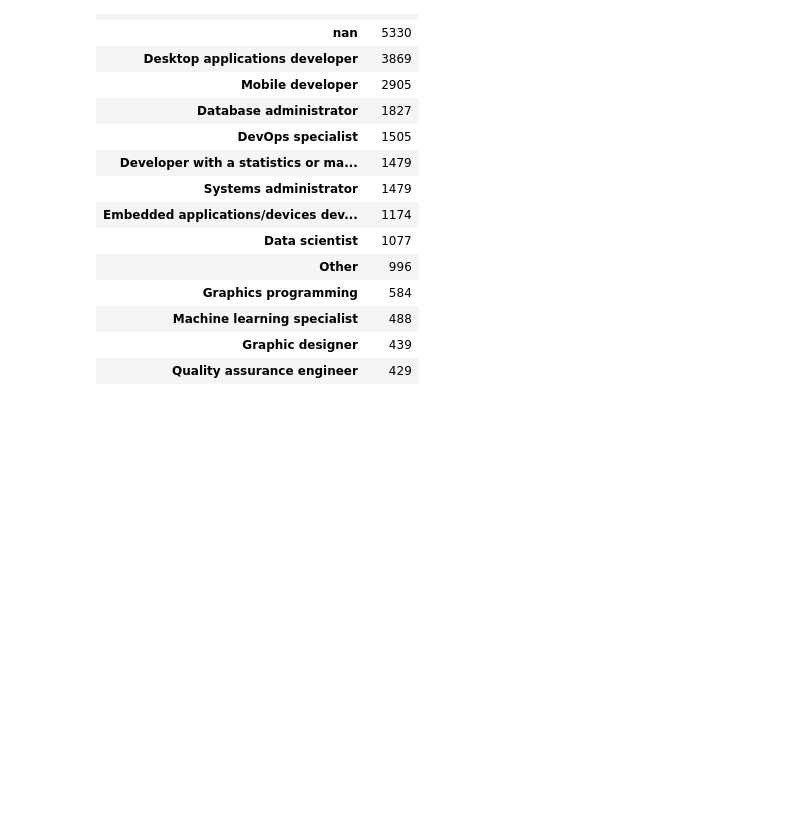
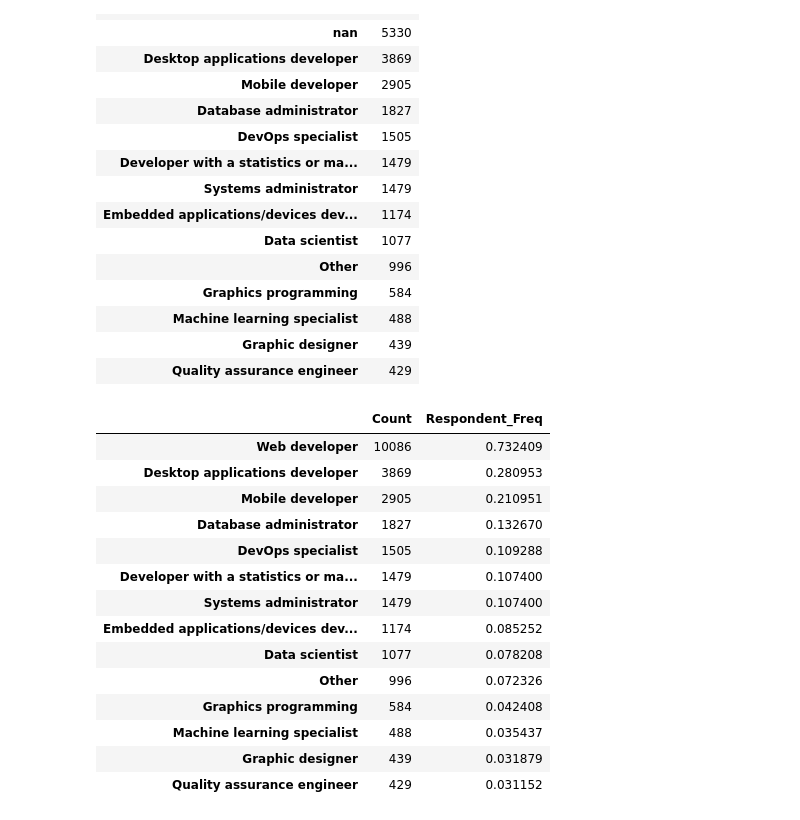
Before and after one commit to blowe615/stackoverflow_survey, a Jupyter notebook: Investigating How Data Scientists Answered the Stack Overflow Survey.ipynb, the cells around one changed output. Cells and saved outputs as stored; diff of their text form; code cells hidden in the pictures; blank space fills up the shorter version.

```diff
--- a/Investigating How Data Scientists Answered the Stack Overflow Survey.ipynb
+++ b/Investigating How Data Scientists Answered the Stack Overflow Survey.ipynb
@@ -166,3 +168,23 @@ response_df['Frequency'] = response_df['Count']/response_df['Count'].sum()
 # %%
+# Create a sorted dataframe for easier plotting
 response_df_sorted = response_df.sort_values(by='Count',ascending=False)
+
+# Visualize
+response_df_sorted
+# %% [output]
+|  | Count | Respondent_Freq |
+| Web developer | 10086 | 0.732409 |
+| Desktop applications developer | 3869 | 0.280953 |
+| Mobile developer | 2905 | 0.210951 |
+| Database administrator | 1827 | 0.132670 |
+| DevOps specialist | 1505 | 0.109288 |
+| Developer with a statistics or ma... | 1479 | 0.107400 |
+| Systems administrator | 1479 | 0.107400 |
+| Embedded applications/devices dev... | 1174 | 0.085252 |
+| Data scientist | 1077 | 0.078208 |
+| Other | 996 | 0.072326 |
+| Graphics programming | 584 | 0.042408 |
+| Machine learning specialist | 488 | 0.035437 |
+| Graphic designer | 439 | 0.031879 |
+| Quality assurance engineer | 429 | 0.031152 |
 # %%
```
Also changed, not shown: parts of 17 cells of this notebook.
